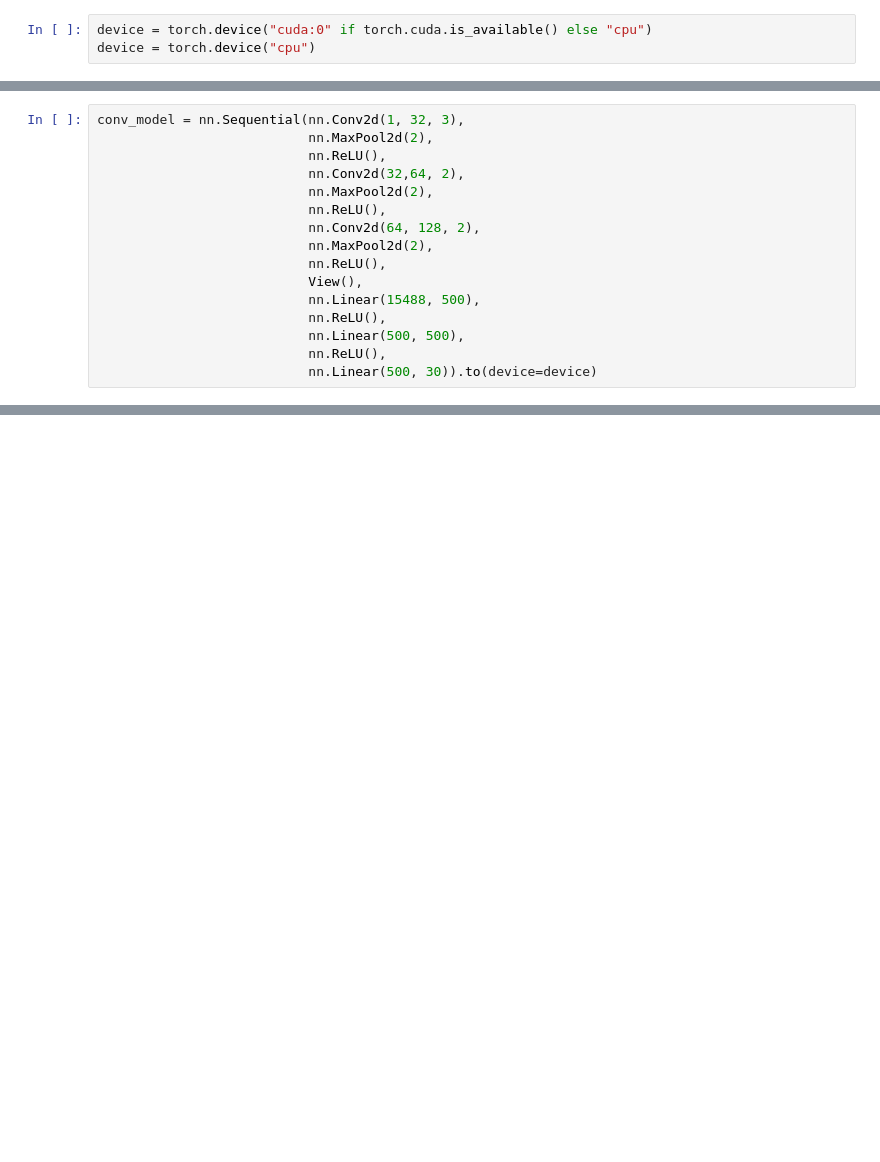
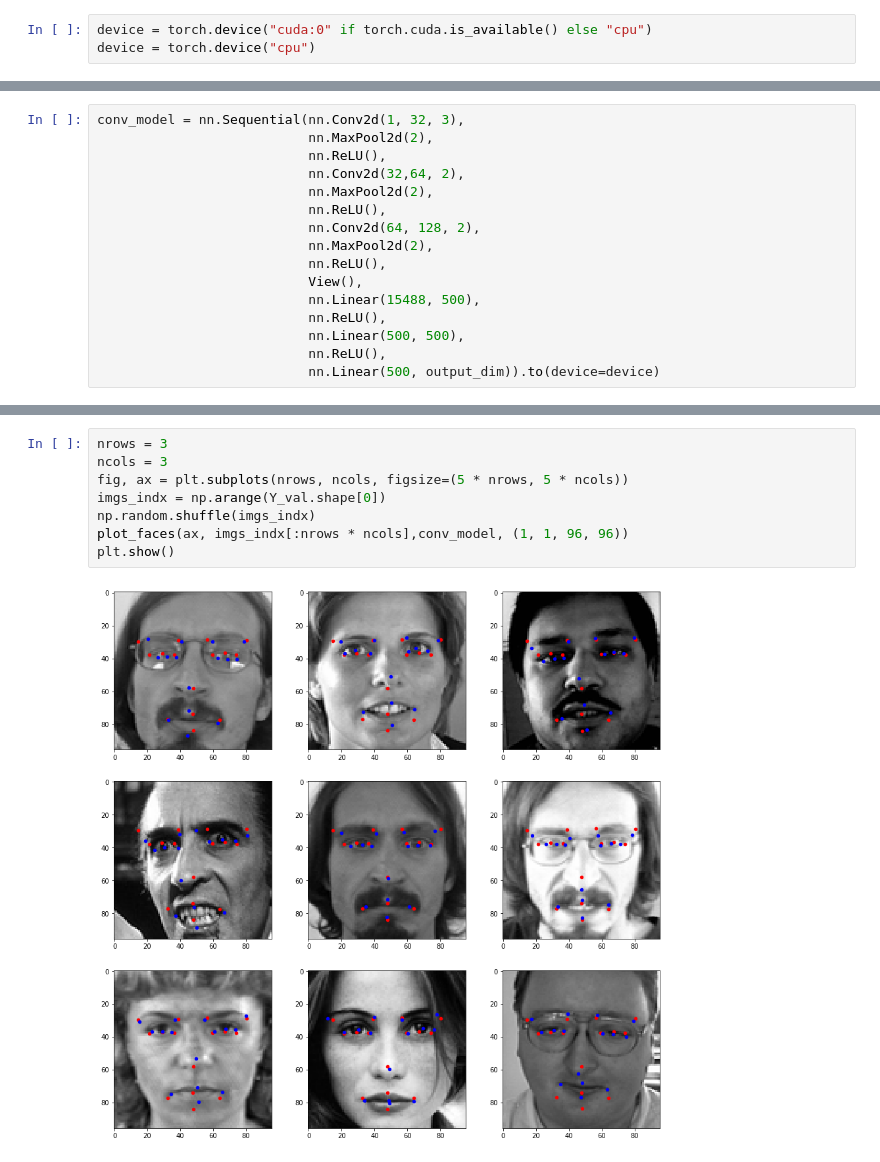
Before and after one commit to yohaiMagen/Deep_Learning_Course, a Jupyter notebook: EX1/Q3/Ex1Q3.ipynb, the cells around one changed output, grey strips where cells are left out. Cells and saved outputs as stored; diff of their text form; blank space fills up the shorter version.

```diff
--- a/EX1/Q3/Ex1Q3.ipynb
+++ b/EX1/Q3/Ex1Q3.ipynb
@@ -92,4 +198,4 @@ conv_model = nn.Sequential(nn.Conv2d(1, 32, 3),
                            nn.ReLU(),
                            nn.Linear(500, 500),
                            nn.ReLU(),
-                           nn.Linear(500, 30)).to(device=device)
+                           nn.Linear(500, output_dim)).to(device=device)
@@ -183,0 +233,10 @@ plt.show()
+# %%
+nrows = 3
+ncols = 3
+fig, ax = plt.subplots(nrows, ncols, figsize=(5 * nrows, 5 * ncols))
+imgs_indx = np.arange(Y_val.shape[0])
+np.random.shuffle(imgs_indx)
+plot_faces(ax, imgs_indx[:nrows * ncols],conv_model, (1, 1, 96, 96))
+plt.show()
+# %% [output]
+[figure, added]
```
Also changed, not shown: parts of 31 cells of this notebook.
